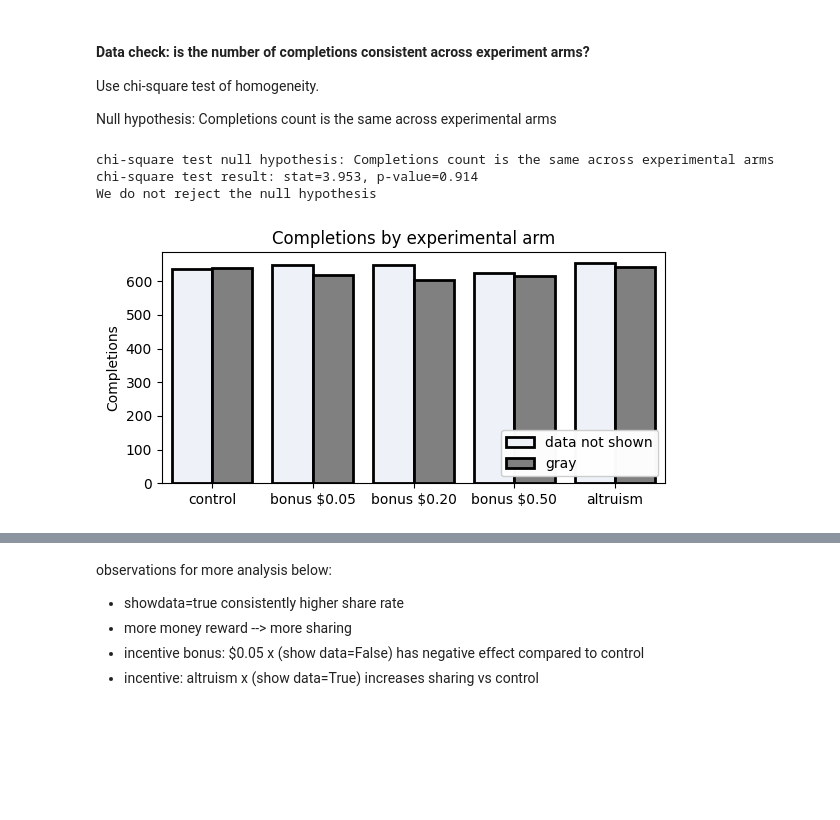
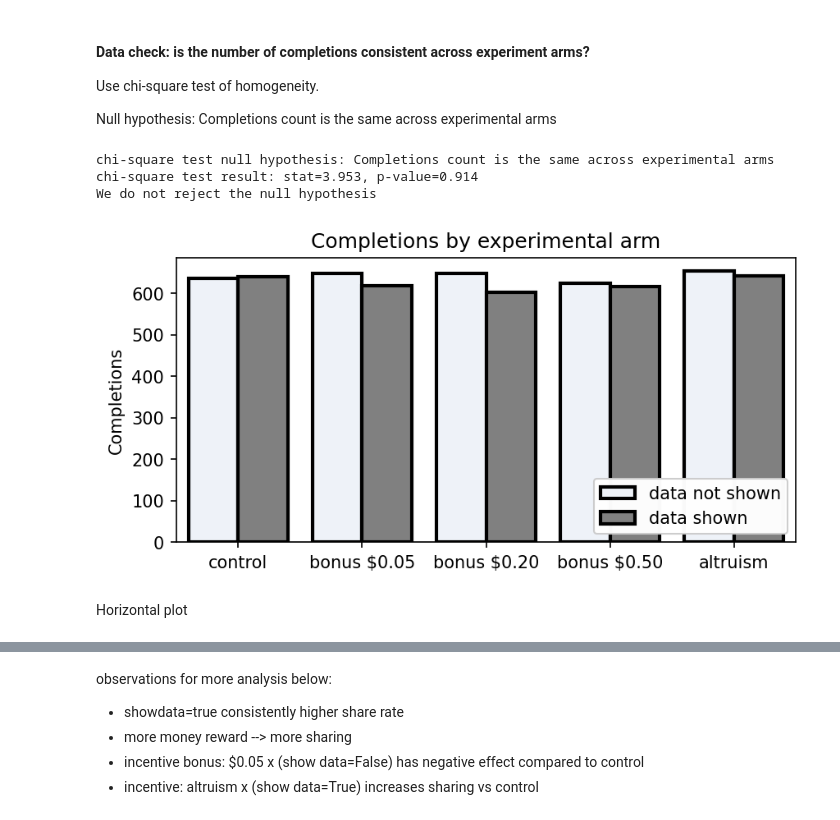
Before and after one commit to aberke/amazon-study, a Jupyter notebook: data-analysis/survey-data.ipynb, the cells around one changed output, grey strips where cells are left out. Drawn from its saved outputs; the diff is of its cells as text; code cells hidden in the pictures; blank space fills up the shorter version.

```diff
--- a/data-analysis/survey-data.ipynb
+++ b/data-analysis/survey-data.ipynb
@@ -199,8 +225,13 @@ showdata_true_color = "gray"
 
 incentive_name_map = {
     'control': 'control',
+    'altruism': 'altruism',
     'bonus-05': 'bonus $0.05','bonus-20':'bonus $0.20', 'bonus-50':'bonus $0.50',
+}
+incentive_name_map_short = {
+    'control': 'control',
     'altruism': 'altruism',
+    'bonus-05': '$0.05', 'bonus-20':'$0.20', 'bonus-50':'$0.50',
 }
 # %%
 def plot_count(pdf, ax):
@@ -216,7 +247,7 @@ def plot_count(pdf, ax):
      .plot(
         kind='bar', color=showdata_true_color,
         edgecolor='black',
-        label=showdata_true_color,
+        label=showdata_true_label,
          linewidth=2,
         ax=ax, width=width, position=0)
     )
@@ -233,20 +264,20 @@ Use chi-square test of homogeneity.
 Null hypothesis: Completions count is the same across experimental arms
 # %%
 # plot count
-fig,ax = plt.subplots(1,1, figsize=(6.5,3))#, dpi=150)
+fig,ax = plt.subplots(1,1, figsize=(6.5,3), dpi=150)
 ax.set_title('Completions by experimental arm')
 plot_count(agg_share_df, ax)
 # chi-square test
 (statistic, pvalue) = chisquare(agg_share_df['n'])
 print('chi-square test null hypothesis: Completions count is the same across experimental arms')
 print('chi-square test result: stat=%0.3f, p-value=%0.3f' % (statistic, pvalue))
 if pvalue > 0.05:
     print('We do not reject the null hypothesis')
 else:
     print('We reject the null hypothesis')
 # %% [output]
 chi-square test null hypothesis: Completions count is the same across experimental arms
 chi-square test result: stat=3.953, p-value=0.914
 We do not reject the null hypothesis
-[figure, old version]
+[figure, new version]
 # %%
@@ -275,3 +306,5 @@ def plot_share_rate(pdf, ax, overall_share_rate=overall_share_rate):
     ax.legend(facecolor='white', framealpha=0.98, loc='lower right')
     ax.set_ylim([0,1])
     _ = ax.set_xticklabels(pdf[pdf['showdata']==True]['incentive'].map(incentive_name_map), rotation=0)
+# %% [markdown]
+Horizontal plot
```
Also changed, not shown: parts of 49 cells of this notebook, 17 other files.
